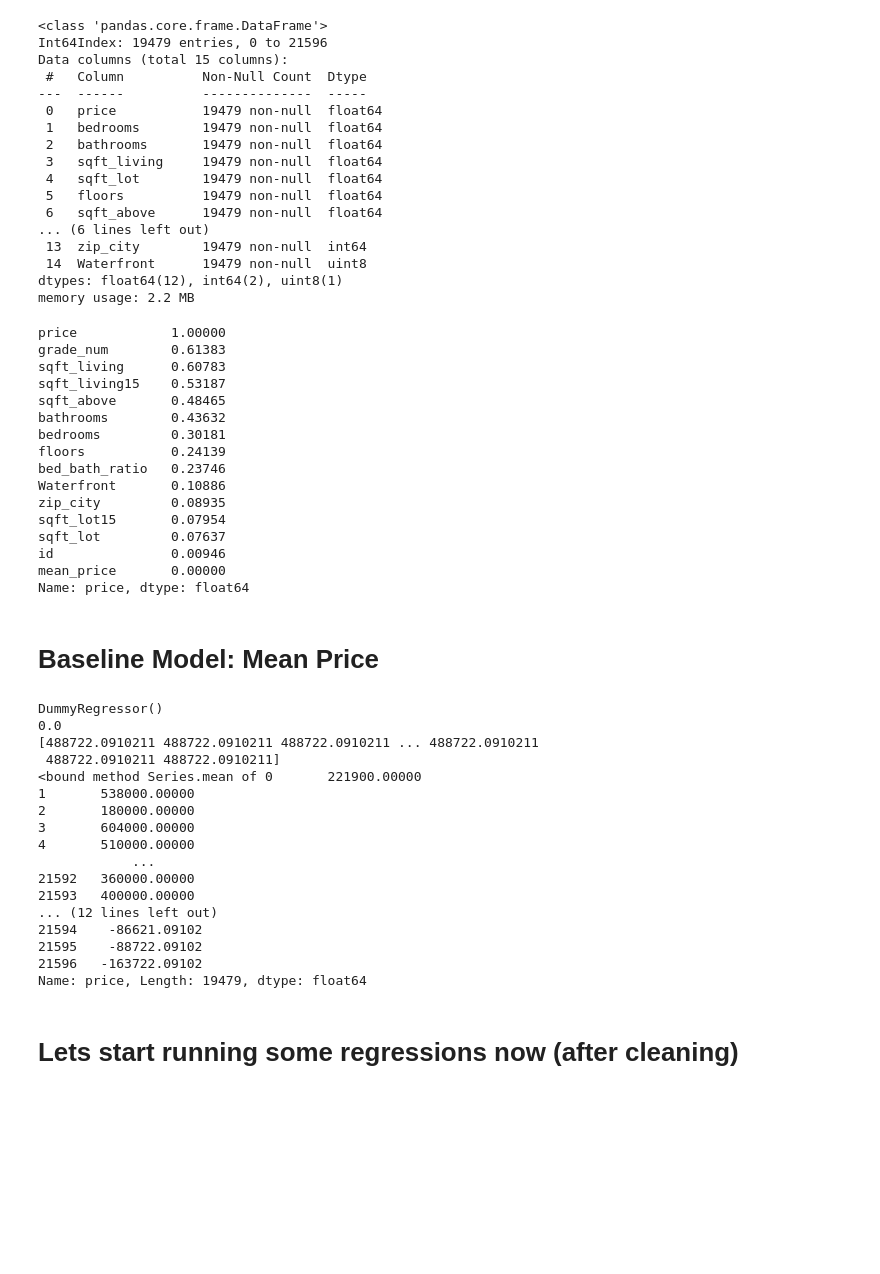
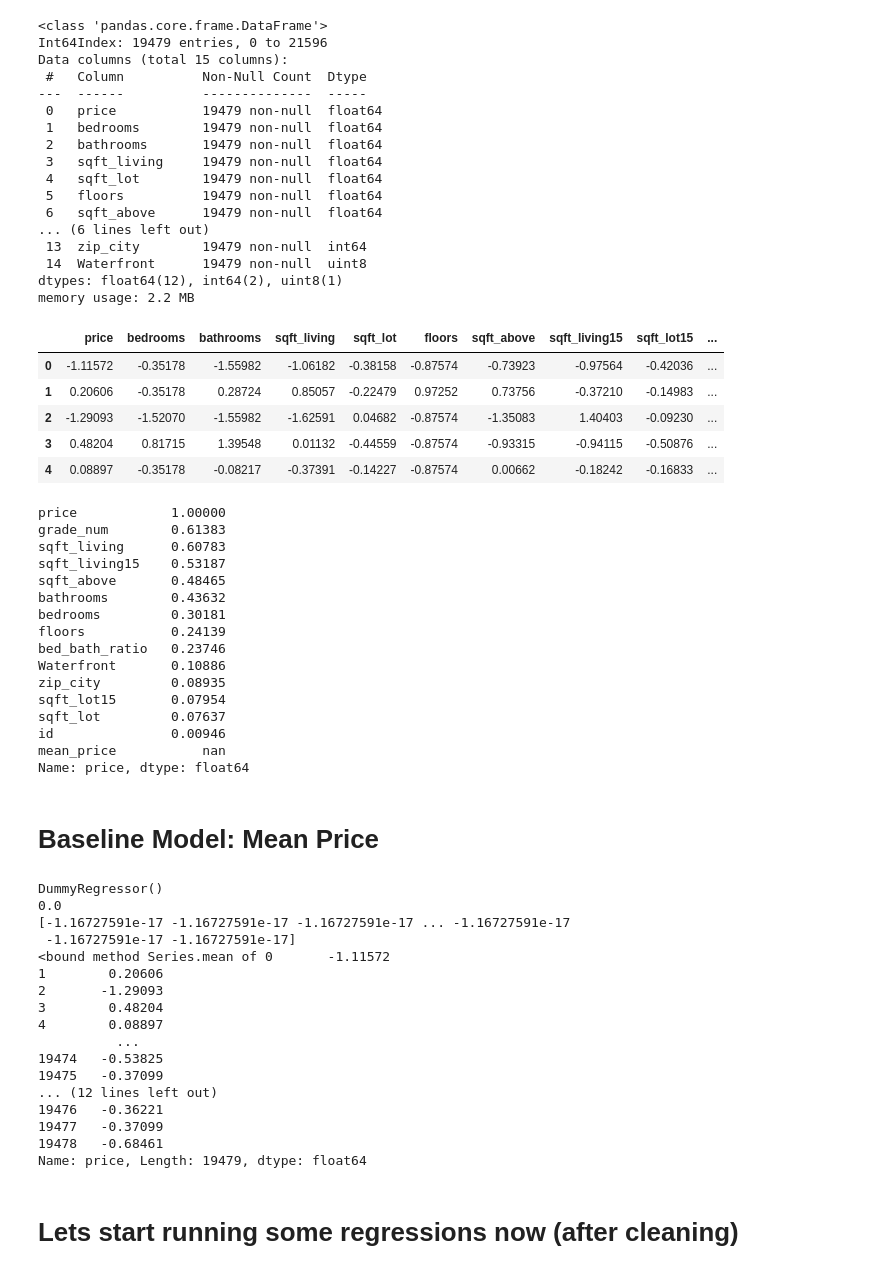
Before and after one commit to MackoyS/sarah-and-mackoy-price-modeling, a Jupyter notebook: DraftProject.ipynb, the cells around one changed output. Saved outputs shown, nothing was run; the diff lists cells and outputs as text; code cells hidden in the pictures; blank space fills up the shorter version.

```diff
--- a/DraftProject.ipynb
+++ b/DraftProject.ipynb
@@ -340,6 +335,35 @@ memory usage: 2.2 MB
+# %%
+# let's scale the data
+clean_df = pd.read_csv('clean_df.csv')
+
+clean_df = clean_df.drop(columns = ['Unnamed: 0'])
+
+
+# Instantiate a new scaler
+scaler = StandardScaler()
+
+# scaling for STD
+scaler.fit(scaled_df)
+
+
+#Apply the scale to all the data
+scaled_df = scaler.transform(scaled_df)
+
+
+scaled_df = pd.DataFrame(scaled_df,
+                              columns=clean_df.columns,
+                              index=clean_df.index)
+scaled_df.head()
+# %% [output]
+|  | price | bedrooms | bathrooms | sqft_living | sqft_lot | floors | sqft_above | sqft_living15 | sqft_lot15 | ... |
+| 0 | -1.11572 | -0.35178 | -1.55982 | -1.06182 | -0.38158 | -0.87574 | -0.73923 | -0.97564 | -0.42036 | ... |
+| 1 | 0.20606 | -0.35178 | 0.28724 | 0.85057 | -0.22479 | 0.97252 | 0.73756 | -0.37210 | -0.14983 | ... |
+| 2 | -1.29093 | -1.52070 | -1.55982 | -1.62591 | 0.04682 | -0.87574 | -1.35083 | 1.40403 | -0.09230 | ... |
+| 3 | 0.48204 | 0.81715 | 1.39548 | 0.01132 | -0.44559 | -0.87574 | -0.93315 | -0.94115 | -0.50876 | ... |
+| 4 | 0.08897 | -0.35178 | -0.08217 | -0.37391 | -0.14227 | -0.87574 | 0.00662 | -0.18242 | -0.16833 | ... |
 # %%
 # lets look at some corrs
-potential_corrs = clean_df.corr()['price'].map(abs).sort_values(ascending=False)
+potential_corrs = scaled_df.corr()['price'].map(abs).sort_values(ascending=False)
 potential_corrs
 # %% [output]
 price            1.00000
@@ -356,7 +380,7 @@ zip_city         0.08935
 sqft_lot15       0.07954
 sqft_lot         0.07637
 id               0.00946
-mean_price       0.00000
+mean_price           nan
 Name: price, dtype: float64
 # %% [markdown]
 
@@ -367,8 +391,8 @@ from sklearn.dummy import DummyRegressor
 
 dummymodel = DummyRegressor(strategy = 'mean')
 
-X = clean_df.drop(labels = ['grade_num', 'mean_price'], axis=1)
-y = clean_df.price
+X = scaled_df.drop(labels = ['grade_num', 'mean_price'], axis=1)
+y = scaled_df.price
 
 print(dummymodel.fit(X,y))
 
@@ -393,20 +417,20 @@ print(y - y_pred)
 # %% [output]
 DummyRegressor()
 0.0
-[488722.0910211 488722.0910211 488722.0910211 ... 488722.0910211
- 488722.0910211 488722.0910211]
-<bound method Series.mean of 0       221900.00000
-1       538000.00000
-2       180000.00000
-3       604000.00000
-4       510000.00000
-            ...
-21592   360000.00000
-21593   400000.00000
+[-1.16727591e-17 -1.16727591e-17 -1.16727591e-17 ... -1.16727591e-17
+ -1.16727591e-17 -1.16727591e-17]
+<bound method Series.mean of 0       -1.11572
+1        0.20606
+2       -1.29093
+3        0.48204
+4        0.08897
+          ...
+19474   -0.53825
+19475   -0.37099
 ... (12 lines left out)
-21594    -86621.09102
-21595    -88722.09102
-21596   -163722.09102
+19476   -0.36221
+19477   -0.37099
+19478   -0.68461
 Name: price, Length: 19479, dtype: float64
 # %% [markdown]
 # Lets start running some regressions  now (after cleaning)
```
Also changed, not shown: parts of 13 cells of this notebook.
